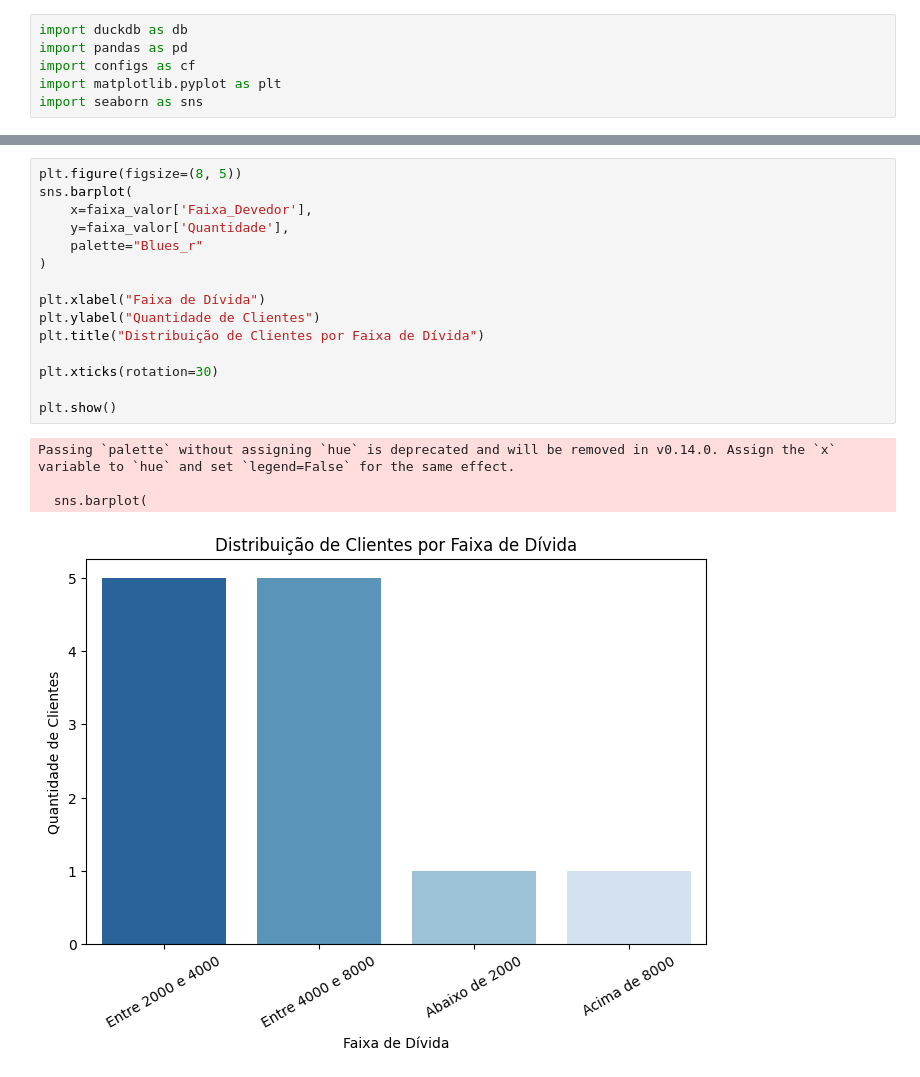
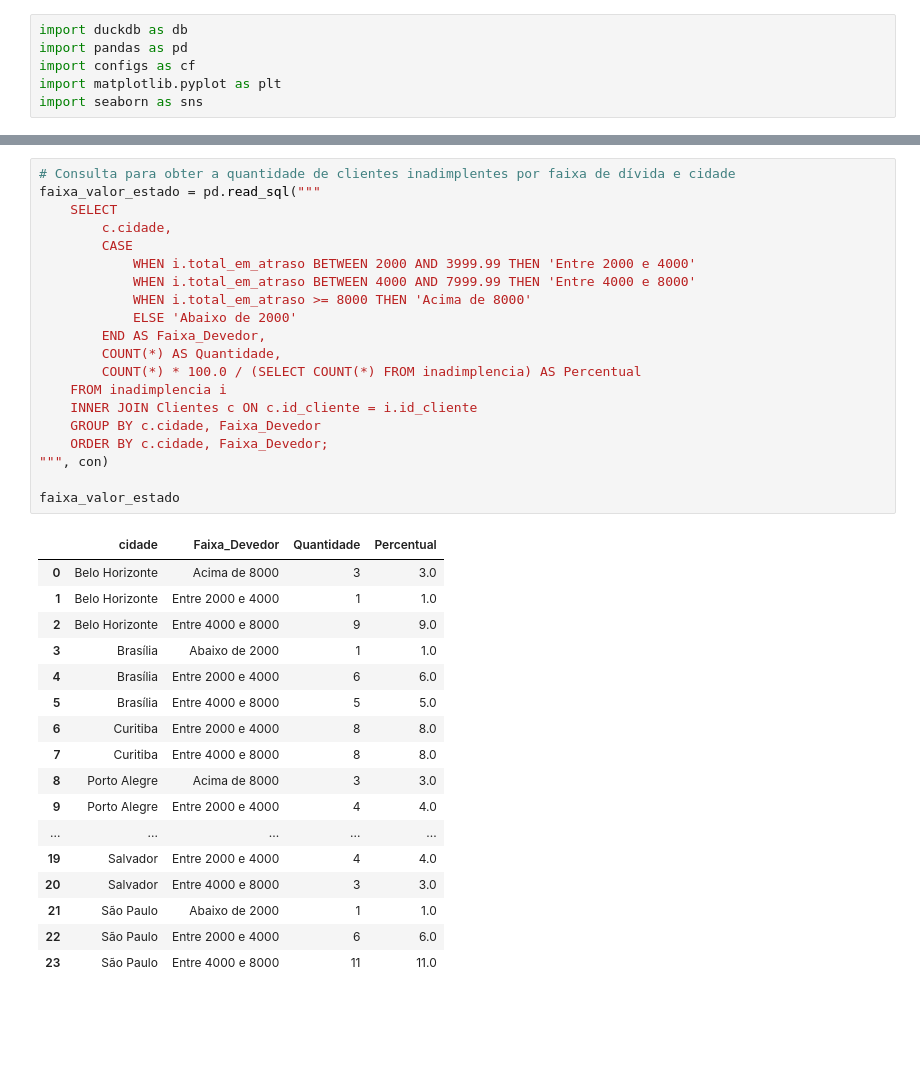
Before and after one commit to gfill99/inadimplentes, a Jupyter notebook: src/app/main.ipynb, the cells around one changed output, grey strips where cells are left out. Drawn from its saved outputs; the diff is of its cells as text; blank space fills up the shorter version.

```diff
--- a/src/app/main.ipynb
+++ b/src/app/main.ipynb
@@ -170,20 +158,38 @@ faixa_valor
-# %%
-plt.figure(figsize=(8, 5))
-sns.barplot(
-    x=faixa_valor['Faixa_Devedor'],
-    y=faixa_valor['Quantidade'],
-    palette="Blues_r"
-)
-
-plt.xlabel("Faixa de Dívida")
-plt.ylabel("Quantidade de Clientes")
-plt.title("Distribuição de Clientes por Faixa de Dívida")
-
-plt.xticks(rotation=30)
-
-plt.show()
-# %% [output]
-Passing `palette` without assigning `hue` is deprecated and will be removed in v0.14.0. Assign the `x` variable to `hue` and set `legend=False` for the same effect.
-
-  sns.barplot(
-[figure, removed]
+# %%
+# Consulta para obter a quantidade de clientes inadimplentes por faixa de dívida e cidade
+faixa_valor_estado = pd.read_sql("""
+    SELECT
+        c.cidade,
+        CASE
+            WHEN i.total_em_atraso BETWEEN 2000 AND 3999.99 THEN 'Entre 2000 e 4000'
+            WHEN i.total_em_atraso BETWEEN 4000 AND 7999.99 THEN 'Entre 4000 e 8000'
+            WHEN i.total_em_atraso >= 8000 THEN 'Acima de 8000'
+            ELSE 'Abaixo de 2000'
+        END AS Faixa_Devedor,
+        COUNT(*) AS Quantidade,
+        COUNT(*) * 100.0 / (SELECT COUNT(*) FROM inadimplencia) AS Percentual
+    FROM inadimplencia i
+    INNER JOIN Clientes c ON c.id_cliente = i.id_cliente
+    GROUP BY c.cidade, Faixa_Devedor
+    ORDER BY c.cidade, Faixa_Devedor;
+""", con)
+
+faixa_valor_estado
+# %% [output]
+|  | cidade | Faixa_Devedor | Quantidade | Percentual |
+| 0 | Belo Horizonte | Acima de 8000 | 3 | 3.0 |
+| 1 | Belo Horizonte | Entre 2000 e 4000 | 1 | 1.0 |
+| 2 | Belo Horizonte | Entre 4000 e 8000 | 9 | 9.0 |
+| 3 | Brasília | Abaixo de 2000 | 1 | 1.0 |
+| 4 | Brasília | Entre 2000 e 4000 | 6 | 6.0 |
+| 5 | Brasília | Entre 4000 e 8000 | 5 | 5.0 |
+| 6 | Curitiba | Entre 2000 e 4000 | 8 | 8.0 |
+| 7 | Curitiba | Entre 4000 e 8000 | 8 | 8.0 |
+| 8 | Porto Alegre | Acima de 8000 | 3 | 3.0 |
+| 9 | Porto Alegre | Entre 2000 e 4000 | 4 | 4.0 |
+| ... | ... | ... | ... | ... |
+| 19 | Salvador | Entre 2000 e 4000 | 4 | 4.0 |
+| 20 | Salvador | Entre 4000 e 8000 | 3 | 3.0 |
+| 21 | São Paulo | Abaixo de 2000 | 1 | 1.0 |
+| 22 | São Paulo | Entre 2000 e 4000 | 6 | 6.0 |
+| 23 | São Paulo | Entre 4000 e 8000 | 11 | 11.0 |
```
Also changed, not shown: parts of 18 cells of this notebook, 8 other files.
